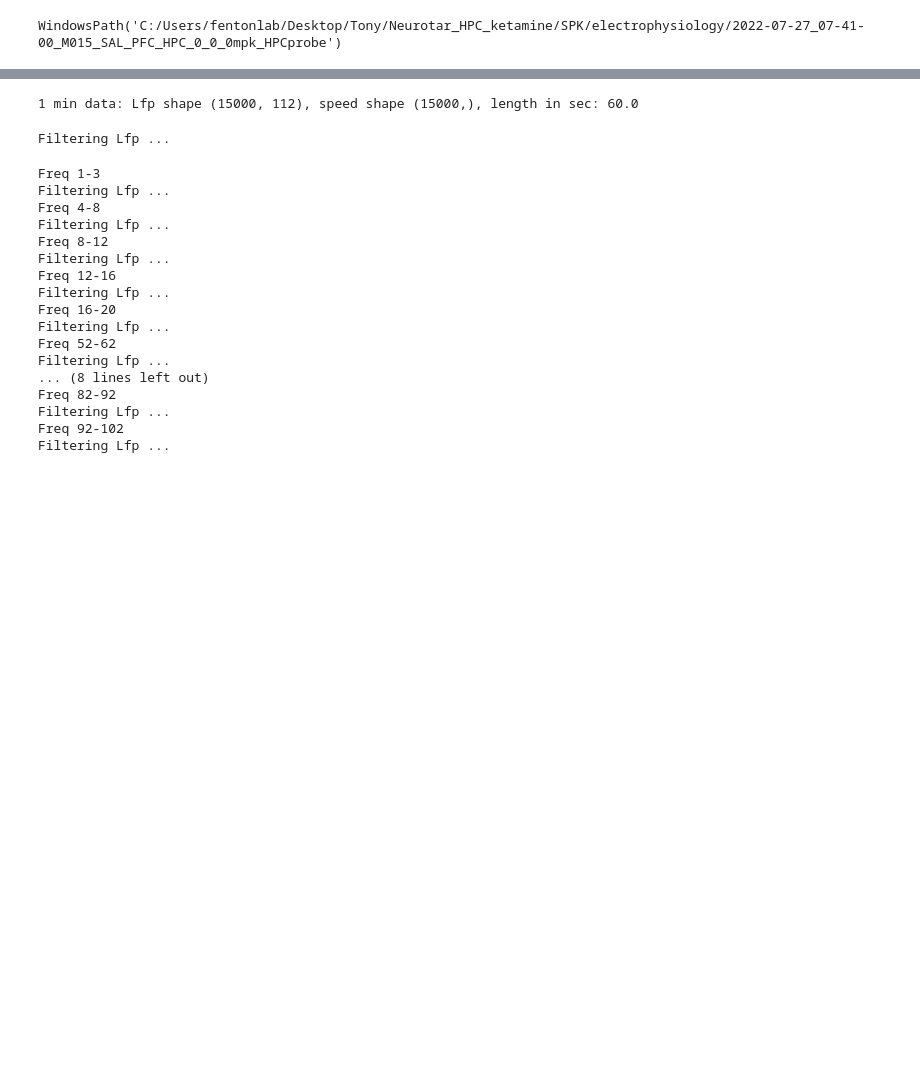
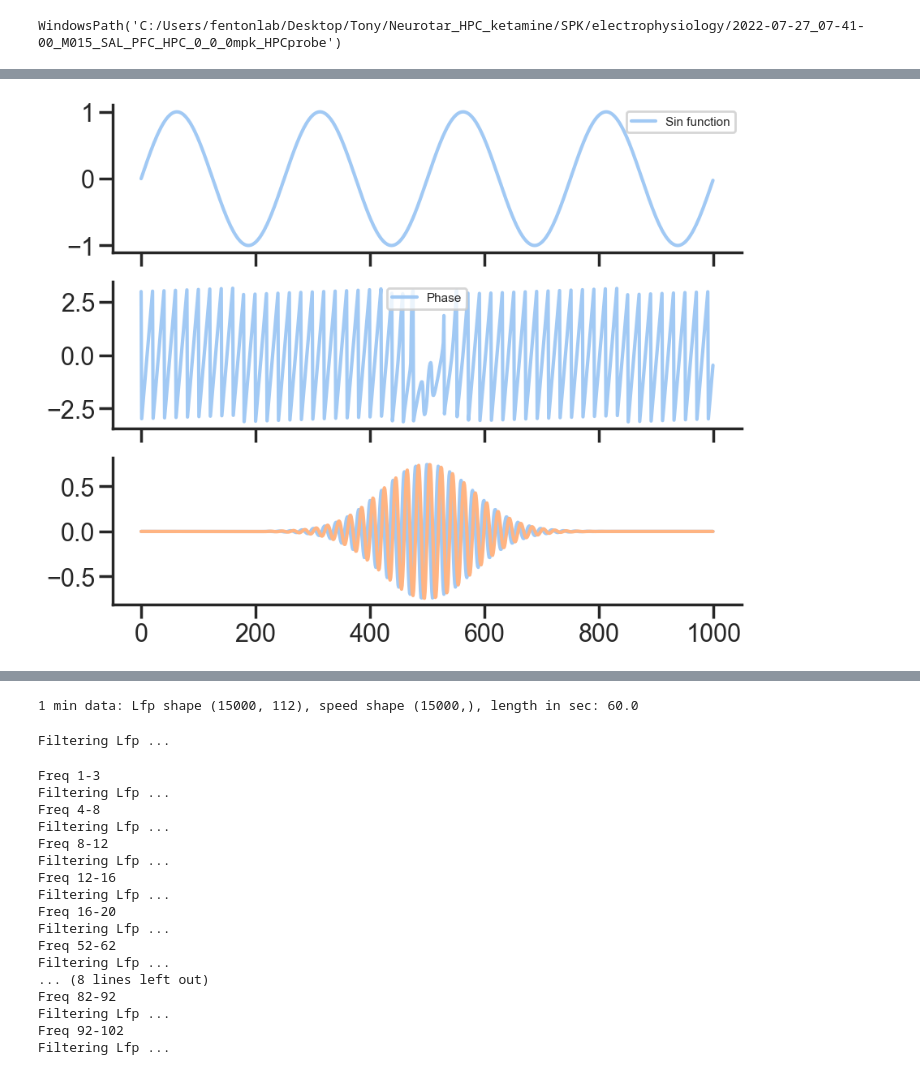
Before and after one commit to gdelfe/Ketamine_effects_on_the_brain, a Jupyter notebook: python/Place_cells_spike_analysis.ipynb, the cells around one changed output, grey strips where cells are left out. Drawn from its saved outputs; the diff is of its cells as text; code cells hidden in the pictures; blank space fills up the shorter version.

```diff
--- a/python/Place_cells_spike_analysis.ipynb
+++ b/python/Place_cells_spike_analysis.ipynb
@@ -311,0 +399,8 @@ freq = np.logspace(1, 100, num=50, endpoint=True, base=10.0, dtype=None)
+# %%
+def get_phase_single_value(lfp_signal, freq):
+    T = lfp_signal.size
+    wavelet = morlet(M=T, w=2*np.pi*freq, s=1, complete=True)
+    convolution = np.convolve(lfp_signal, wavelet, 'same')
+    phase_data = np.angle(convolution)
+
+    return phase_data, wavelet
@@ -311,0 +491,30 @@ freq = np.logspace(1, 100, num=50, endpoint=True, base=10.0, dtype=None)
+# %%
+# First plot
+
+fig, (ax1, ax2, ax3) = plt.subplots(3, 1, sharex=True)  # Share x-axis
+fig.set_size_inches(10, 8)
+
+ax1.plot(signal)
+ax1.legend(['Sin function'], fontsize=11)
+# xticks = [-np.pi, -np.pi/2, 0, np.pi/2, np.pi]
+# xlabels = [r'$-\pi$', r'$-\frac{\pi}{2}$', '$0$', r'$\frac{\pi}{2}$', r'$\pi$']
+# plt.xticks(xticks, xlabels)  # Set y-ticks and y-labels
+# ax1.set_xlim([0, 500])
+
+ax2.plot(phase_data)
+ax2.legend(['Phase'], fontsize=11)
+# ax2.set_title('Instantaneous phase vs time at given freq', fontsize=14)
+yticks = [-np.pi, -np.pi/2, 0, np.pi/2, np.pi]
+ylabels = [r'$-\pi$', r'$-\frac{\pi}{2}$', '$0$', r'$\frac{\pi}{2}$', r'$\pi$']
+# ax2.yticks(yticks, ylabels)  # Set y-ticks and y-labels
+# ax2.set_xlim([0, 500])
+
+
+# Second plot
+ax3.plot(wavelet.real, label='real')
+ax3.plot(wavelet.imag, label='imag')
+# plt.legend(fontsize=11)
+# plt.title('Morlet transform for Sin function', fontsize=14)
+plt.show()
+# %% [output]
+[figure, added]
```
Also changed, not shown: parts of 30 cells of this notebook.
